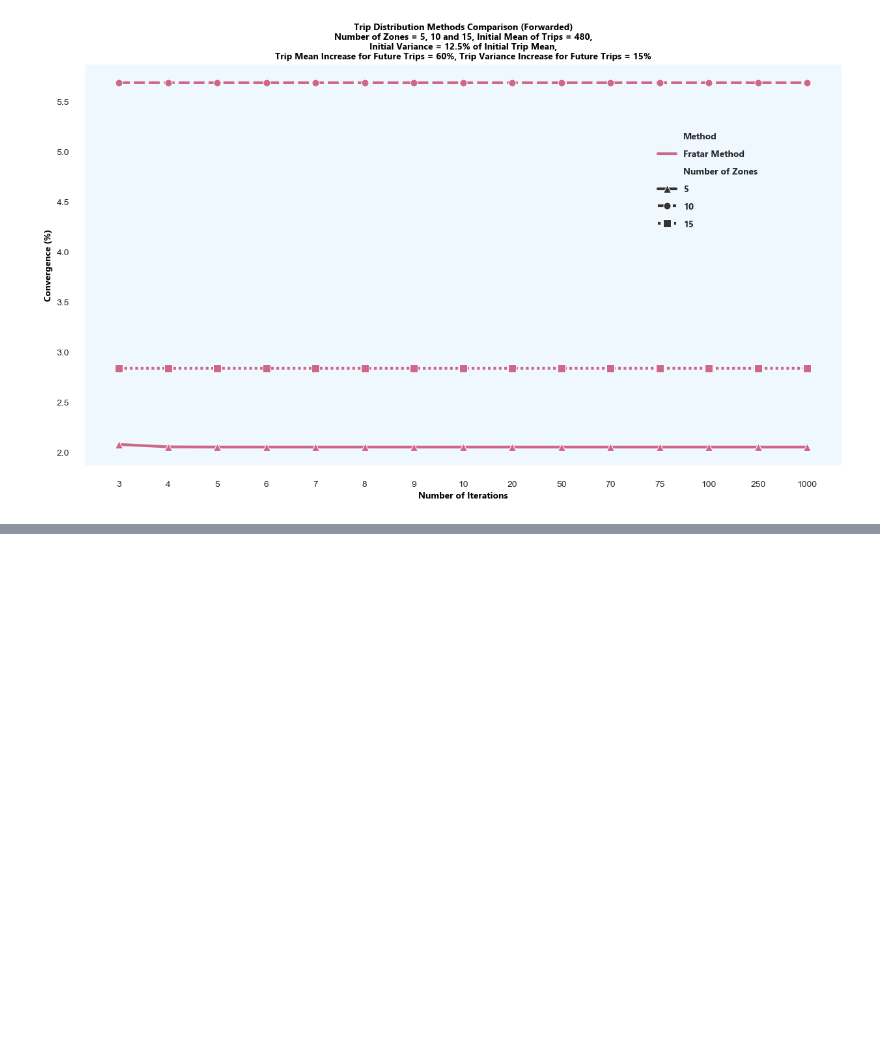
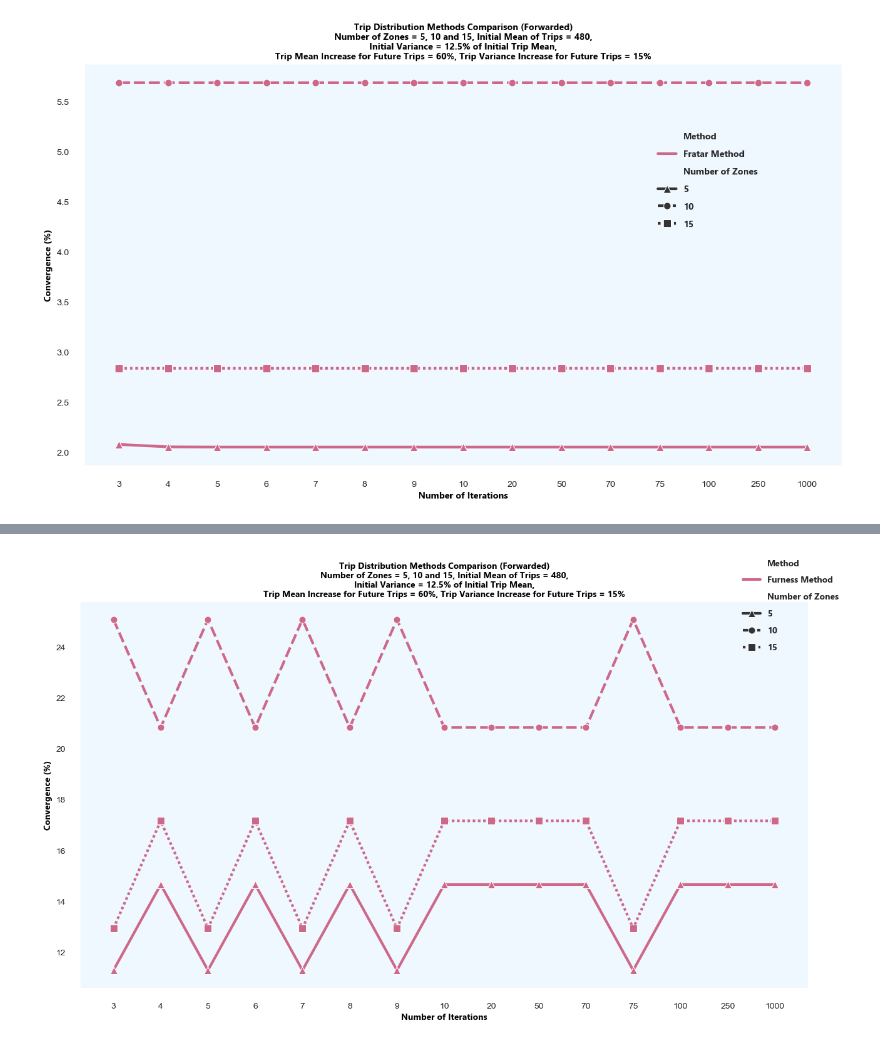
Before and after one commit to glennluigigarcia/Trip_Distribution, a Jupyter notebook: trip_dist.ipynb, the cells around one changed output, grey strips where cells are left out. Drawn from its saved outputs; the diff is of its cells as text; code cells hidden in the pictures; blank space fills up the shorter version.

Commit message:
Added Furness Method with trial plot (subject for revision)

```diff
--- a/trip_dist.ipynb
+++ b/trip_dist.ipynb
@@ -538,0 +647,95 @@ title_comparison_1_df_plot.set_size(10)
+# %%
+np.random.seed(252)
+"""Comparison of Trip Distribution Methods (Random Normal Data)"""
+"""First Comparison: Zones = 6, Initial Mean = 480, Initial Variance = 12.5% of Initial Mean, Mean Increase = 60%, Variance Increase = 15%"""
+mock_1_present = np.random.normal(loc=480, scale=60, size=25).astype(int).reshape((5, 5))
+np.fill_diagonal(mock_1_present, 0)
+mock_1_future = np.random.normal(loc=768, scale=69, size=10).astype(int).reshape((5, 2))
+total_present_trips_mock_1 = np.transpose(np.vstack((mock_1_present.sum(axis=1), mock_1_present.sum(axis=0))))
+growth_rate_mock_1 = mock_1_future / total_present_trips_mock_1
+
+"""Second Comparison: Zones = 10, Initial Mean = 480, Initial Variance = 12.5% of Initial Mean, Mean Increase = 60%, Variance Increase = 15%"""
+mock_2_present = np.random.normal(loc=480, scale=60, size=100).astype(int).reshape((10, 10))
+np.fill_diagonal(mock_2_present, 0)
+mock_2_future = np.random.normal(loc=768, scale=69, size=20).astype(int).reshape((10, 2))
+total_present_trips_mock_2 = np.transpose(np.vstack((mock_2_present.sum(axis=1), mock_2_present.sum(axis=0))))
+growth_rate_mock_2 = mock_2_future / total_present_trips_mock_2
+
+"""Third Comparison: Zones = 15, Initial Mean = 480, Initial Variance = 12.5% of Initial Mean, Mean Increase = 60%, Variance Increase = 15%"""
+mock_3_present = np.random.normal(loc=480, scale=60, size=225).astype(int).reshape((15, 15))
+np.fill_diagonal(mock_3_present, 0)
+mock_3_future = np.random.normal(loc=768, scale=69, size=30).astype(int).reshape((15, 2))
+total_present_trips_mock_3 = np.transpose(np.vstack((mock_3_present.sum(axis=1), mock_3_present.sum(axis=0))))
+growth_rate_mock_3 = mock_3_future / total_present_trips_mock_3
+
+comparison_df = pd.DataFrame({
+    "Method" : np.hstack((np.array(["Furness Method"]*45))),
+    "Number of Zones" : np.hstack((np.array(["5"]*15), np.array(["10"]*15), np.array(["15"]*15))),
+    "Iteration" : np.array(["3", "4", "5", "6", "7", "8", "9", "10", "20", "50", "70", "75", "100", "250", "1000"]*3),
+    "Convergence" : [fur(mock_1_present, mock_1_future, growth_rate_mock_1, 3),
+                     fur(mock_1_present, mock_1_future, growth_rate_mock_1, 4),
+                     fur(mock_1_present, mock_1_future, growth_rate_mock_1, 5),
+                     fur(mock_1_present, mock_1_future, growth_rate_mock_1, 6),
+                     fur(mock_1_present, mock_1_future, growth_rate_mock_1, 7),
+                     fur(mock_1_present, mock_1_future, growth_rate_mock_1, 8),
+                     fur(mock_1_present, mock_1_future, growth_rate_mock_1, 9),
+                     fur(mock_1_present, mock_1_future, growth_rate_mock_1, 10),
+                     fur(mock_1_present, mock_1_future, growth_rate_mock_1, 20),
+                     fur(mock_1_present, mock_1_future, growth_rate_mock_1, 50),
+                     fur(mock_1_present, mock_1_future, growth_rate_mock_1, 70),
+                     fur(mock_1_present, mock_1_future, growth_rate_mock_1, 75),
+                     fur(mock_1_present, mock_1_future, growth_rate_mock_1, 100),
+                     fur(mock_1_present, mock_1_future, growth_rate_mock_1, 250),
+                     fur(mock_1_present, mock_1_future, growth_rate_mock_1, 1000),
+                     fur(mock_2_present, mock_2_future, growth_rate_mock_2, 3),
+                     fur(mock_2_present, mock_2_future, growth_rate_mock_2, 4),
+                     fur(mock_2_present, mock_2_future, growth_rate_mock_2, 5),
+                     fur(mock_2_present, mock_2_future, growth_rate_mock_2, 6),
+                     fur(mock_2_present, mock_2_future, growth_rate_mock_2, 7),
+                     fur(mock_2_present, mock_2_future, growth_rate_mock_2, 8),
+                     fur(mock_2_present, mock_2_future, growth_rate_mock_2, 9),
+                     fur(mock_2_present, mock_2_future, growth_rate_mock_2, 10),
+                     fur(mock_2_present, mock_2_future, growth_rate_mock_2, 20),
+                     fur(mock_2_present, mock_2_future, growth_rate_mock_2, 50),
+                     fur(mock_2_present, mock_2_future, growth_rate_mock_2, 70),
+                     fur(mock_2_present, mock_2_future, growth_rate_mock_2, 75),
+                     fur(mock_2_present, mock_2_future, growth_rate_mock_2, 100),
+                     fur(mock_2_present, mock_2_future, growth_rate_mock_2, 250),
+                     fur(mock_2_present, mock_2_future, growth_rate_mock_2, 1000),
+                     fur(mock_3_present, mock_3_future, growth_rate_mock_3, 3),
+                     fur(mock_3_present, mock_3_future, growth_rate_mock_3, 4),
+                     fur(mock_3_present, mock_3_future, growth_rate_mock_3, 5),
+                     fur(mock_3_present, mock_3_future, growth_rate_mock_3, 6),
+                     fur(mock_3_present, mock_3_future, growth_rate_mock_3, 7),
+                     fur(mock_3_present, mock_3_future, growth_rate_mock_3, 8),
+                     fur(mock_3_present, mock_3_future, growth_rate_mock_3, 9),
+                     fur(mock_3_present, mock_3_future, growth_rate_mock_3, 10),
+                     fur(mock_3_present, mock_3_future, growth_rate_mock_3, 20),
+                     fur(mock_3_present, mock_3_future, growth_rate_mock_3, 50),
+                     fur(mock_3_present, mock_3_future, growth_rate_mock_3, 70),
+                     fur(mock_3_present, mock_3_future, growth_rate_mock_3, 75),
+                     fur(mock_3_present, mock_3_future, growth_rate_mock_3, 100),
+                     fur(mock_3_present, mock_3_future, growth_rate_mock_3, 250),
+                     fur(mock_3_present, mock_3_future, growth_rate_mock_3, 1000),
+                     ]
+}, columns=["Method", "Number of Zones", "Iteration", "Convergence"])
+sns.set_style("dark", {"axes.facecolor" : "#F0F8FF"})
+fig, comparison_df_plot = plt.subplots(nrows=1, ncols=1, figsize=(15,8))
+sns.lineplot(data=comparison_df, x="Iteration", y="Convergence", hue="Method", palette=["#CD6889"],
+             linewidth=3, markers=["^", "o", "s"], markersize=8, style="Number of Zones")
+sns.despine(fig=fig, ax=comparison_df_plot, top=True, right=True, offset=10)
+comparison_df_plot.set_title("Trip Distribution Methods Comparison (Forwarded)\nNumber of Zones = 5, 10 and 15, Initial Mean of Trips = 480,"
+                               "\nInitial Variance = 12.5% of Initial Trip Mean,"
+                               "\nTrip Mean Increase for Future Trips = 60%, Trip Variance Increase for Future Trips = 15%",
+                               fontdict={"font": "Nirmala UI", "color": "black", "fontsize": 10, "weight": "bold"})
+comparison_df_plot.set_xlabel("Number of Iterations", fontdict={"font": "Nirmala UI", "color": "black", "fontsize": 10, "weight": "bold"})
+comparison_df_plot.set_ylabel("Convergence (%)", fontdict={"font": "Nirmala UI", "color": "black", "fontsize": 10, "weight": "bold"})
+comparison_1_df_plot_legend = comparison_df_plot.legend(labelspacing=1, edgecolor = "#1874CD", fontsize=10, frameon=False, bbox_to_anchor=(0.9, 0.85),
+                                                        prop={"family":"Nirmala UI", "weight": "bold", "style": "normal", "size": 10})#,
+                                                        #title="Trip Distribution Methods")
+title_comparison_1_df_plot = comparison_1_df_plot_legend.get_title()
+title_comparison_1_df_plot.set_family("Nirmala UI")
+title_comparison_1_df_plot.set_weight("bold")
+title_comparison_1_df_plot.set_size(10)
+# %% [output]
+[figure, added]
```
Also changed, not shown: parts of 8 cells of this notebook.
